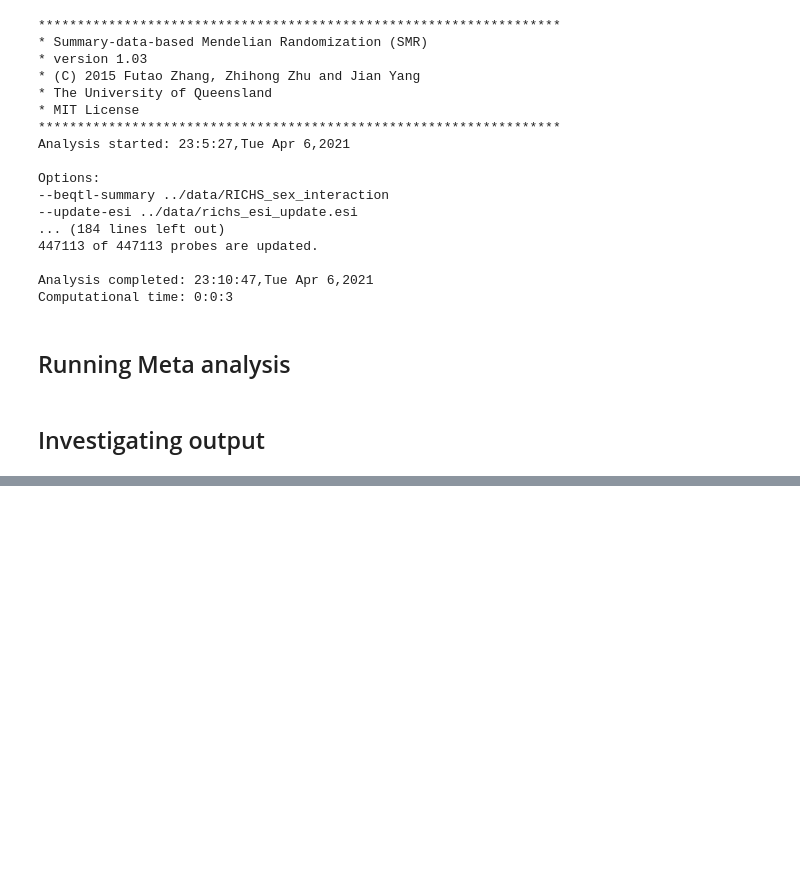
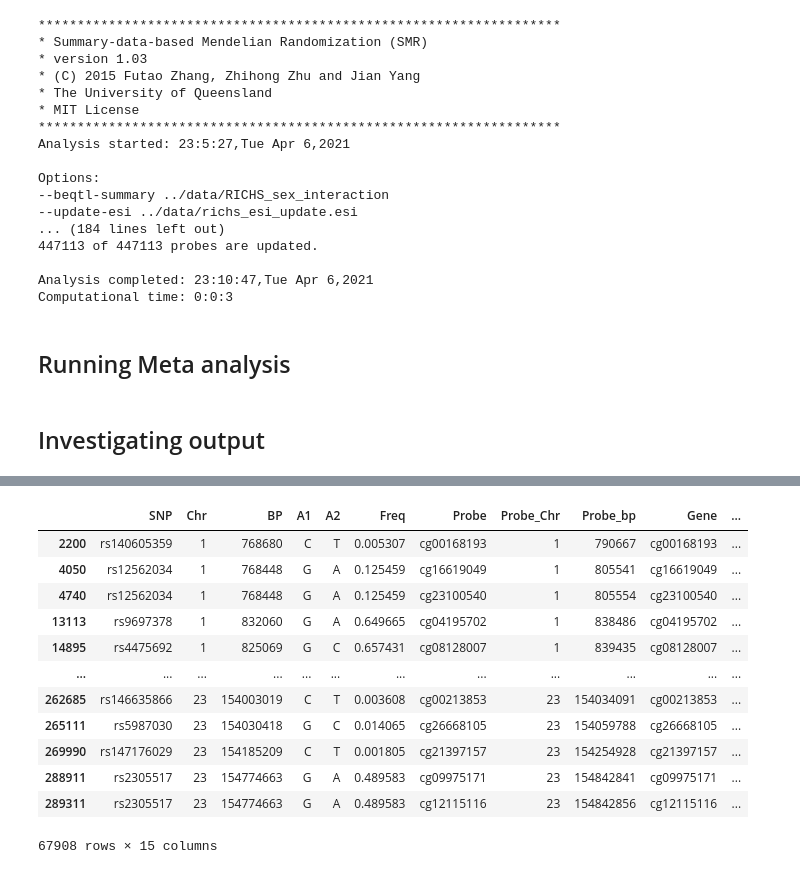
Before and after one commit to wilcas/sex_specific_mQTL, a Jupyter notebook: delahaye_mQTL_analyses/mQTL_meta_analysis.ipynb, the cells around one changed output, grey strips where cells are left out. Cells and saved outputs as stored; diff of their text form; code cells hidden in the pictures; blank space fills up the shorter version.

```diff
--- a/delahaye_mQTL_analyses/mQTL_meta_analysis.ipynb
+++ b/delahaye_mQTL_analyses/mQTL_meta_analysis.ipynb
@@ -184,0 +248,16 @@ smr_Linux --besd-flist "/scratch/st-dennisjk-1/wcasazza/sex_specific_mQTL/data/b
+# %%
+marginal_sig.drop_duplicates(subset="Probe")
+# %% [output]
+|  | SNP | Chr | BP | A1 | A2 | Freq | Probe | Probe_Chr | Probe_bp | Gene | ... |
+| 2200 | rs140605359 | 1 | 768680 | C | T | 0.005307 | cg00168193 | 1 | 790667 | cg00168193 | ... |
+| 4050 | rs12562034 | 1 | 768448 | G | A | 0.125459 | cg16619049 | 1 | 805541 | cg16619049 | ... |
+| 4740 | rs12562034 | 1 | 768448 | G | A | 0.125459 | cg23100540 | 1 | 805554 | cg23100540 | ... |
+| 13113 | rs9697378 | 1 | 832060 | G | A | 0.649665 | cg04195702 | 1 | 838486 | cg04195702 | ... |
+| 14895 | rs4475692 | 1 | 825069 | G | C | 0.657431 | cg08128007 | 1 | 839435 | cg08128007 | ... |
+| ... | ... | ... | ... | ... | ... | ... | ... | ... | ... | ... | ... |
+| 262685 | rs146635866 | 23 | 154003019 | C | T | 0.003608 | cg00213853 | 23 | 154034091 | cg00213853 | ... |
+| 265111 | rs5987030 | 23 | 154030418 | G | C | 0.014065 | cg26668105 | 23 | 154059788 | cg26668105 | ... |
+| 269990 | rs147176029 | 23 | 154185209 | C | T | 0.001805 | cg21397157 | 23 | 154254928 | cg21397157 | ... |
+| 288911 | rs2305517 | 23 | 154774663 | G | A | 0.489583 | cg09975171 | 23 | 154842841 | cg09975171 | ... |
+| 289311 | rs2305517 | 23 | 154774663 | G | A | 0.489583 | cg12115116 | 23 | 154842856 | cg12115116 | ... |
+67908 rows × 15 columns
```
Also changed, not shown: parts of 6 cells of this notebook, 1 other file.
